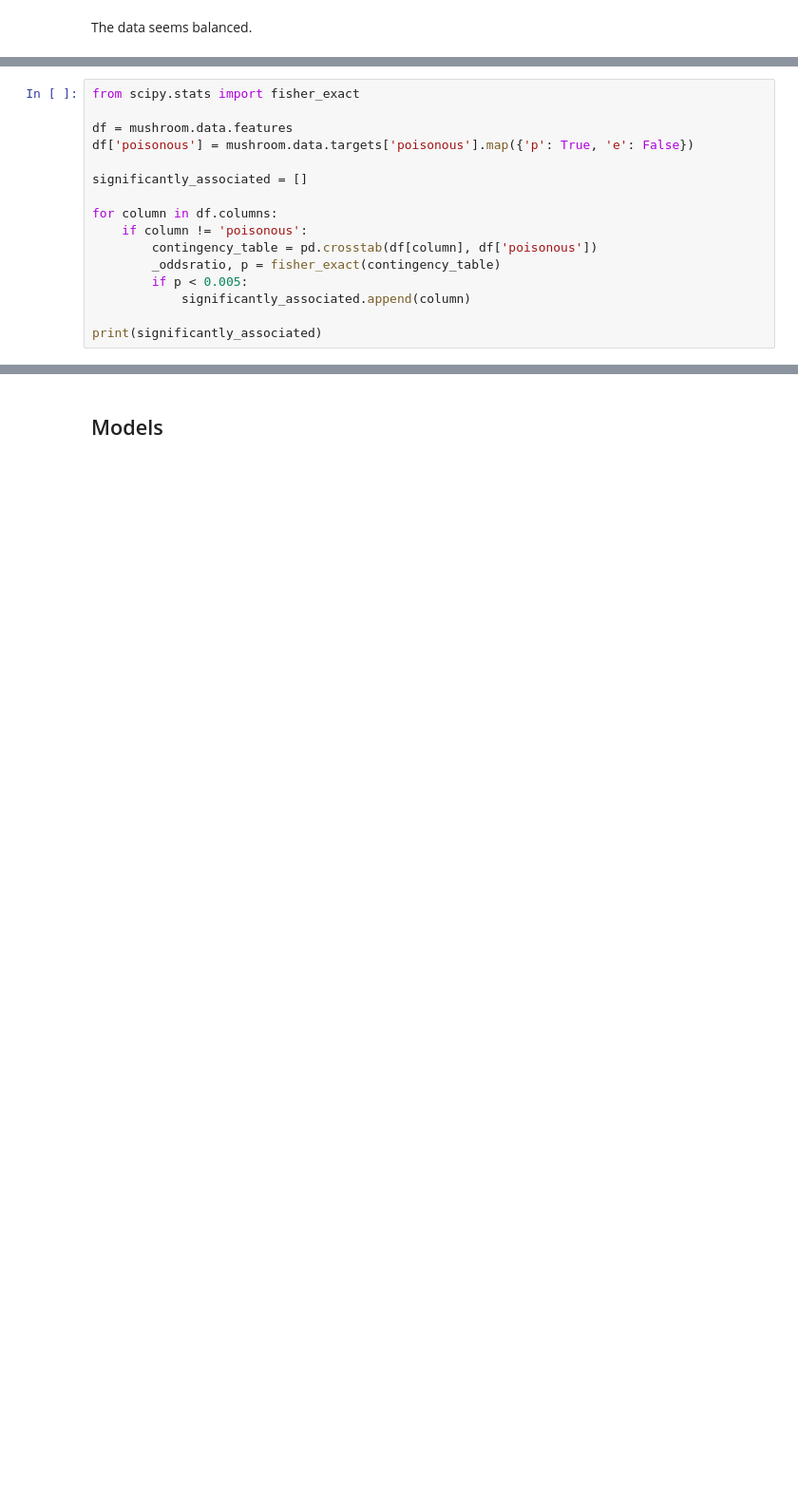
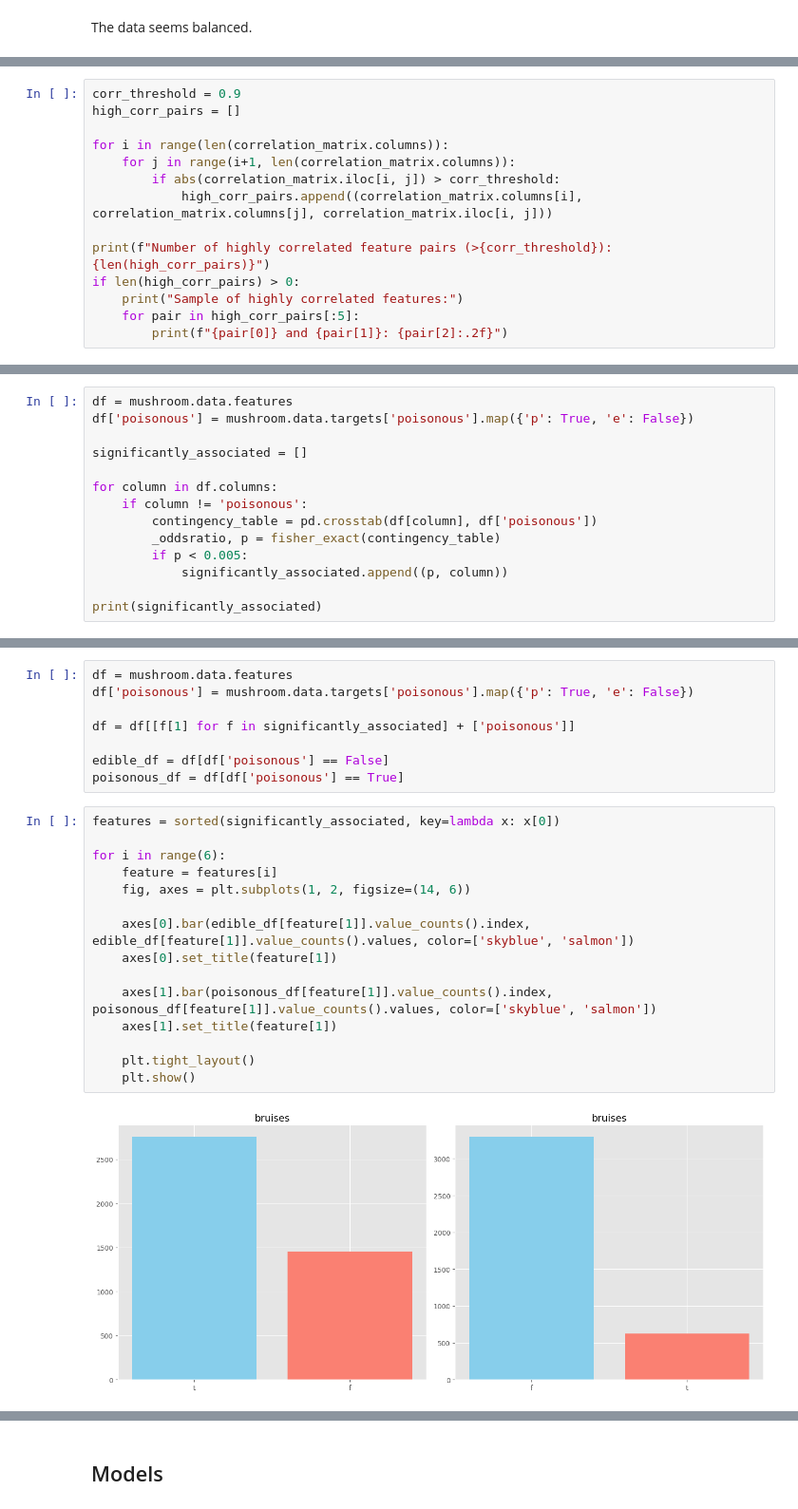
Before and after one commit to jollyjerr/mushroom_classification, a Jupyter notebook: project.ipynb, the cells around one changed output, grey strips where cells are left out. Shown: that part at 95% size. Saved outputs shown, nothing was run; the diff lists cells and outputs as text; blank space fills up the shorter version.

```diff
--- a/project.ipynb
+++ b/project.ipynb
@@ -205,0 +198,14 @@ plt.show()
+# %%
+corr_threshold = 0.9
+high_corr_pairs = []
+
+for i in range(len(correlation_matrix.columns)):
+    for j in range(i+1, len(correlation_matrix.columns)):
+        if abs(correlation_matrix.iloc[i, j]) > corr_threshold:
+            high_corr_pairs.append((correlation_matrix.columns[i], correlation_matrix.columns[j], correlation_matrix.iloc[i, j]))
+
+print(f"Number of highly correlated feature pairs (>{corr_threshold}): {len(high_corr_pairs)}")
+if len(high_corr_pairs) > 0:
+    print("Sample of highly correlated features:")
+    for pair in high_corr_pairs[:5]:
+        print(f"{pair[0]} and {pair[1]}: {pair[2]:.2f}")
@@ -206,6 +224,4 @@ plt.show()
 # %%
-from scipy.stats import fisher_exact
-
 df = mushroom.data.features
 df['poisonous'] = mushroom.data.targets['poisonous'].map({'p': True, 'e': False})
 
@@ -216,7 +232,7 @@ for column in df.columns:
         contingency_table = pd.crosstab(df[column], df['poisonous'])
         _oddsratio, p = fisher_exact(contingency_table)
         if p < 0.005:
-            significantly_associated.append(column)
+            significantly_associated.append((p, column))
 
 print(significantly_associated)
 # %% [output]
@@ -223,0 +242,25 @@ print(significantly_associated)
+# %%
+df = mushroom.data.features
+df['poisonous'] = mushroom.data.targets['poisonous'].map({'p': True, 'e': False})
+
+df = df[[f[1] for f in significantly_associated] + ['poisonous']]
+
+edible_df = df[df['poisonous'] == False]
+poisonous_df = df[df['poisonous'] == True]
+# %%
+features = sorted(significantly_associated, key=lambda x: x[0])
+
+for i in range(6):
+    feature = features[i]
+    fig, axes = plt.subplots(1, 2, figsize=(14, 6))
+
+    axes[0].bar(edible_df[feature[1]].value_counts().index, edible_df[feature[1]].value_counts().values, color=['skyblue', 'salmon'])
+    axes[0].set_title(feature[1])
+
+    axes[1].bar(poisonous_df[feature[1]].value_counts().index, poisonous_df[feature[1]].value_counts().values, color=['skyblue', 'salmon'])
+    axes[1].set_title(feature[1])
+
+    plt.tight_layout()
+    plt.show()
+# %% [output]
+[figure, added]
```
Also changed, not shown: parts of 45 cells of this notebook, 1 other file.
